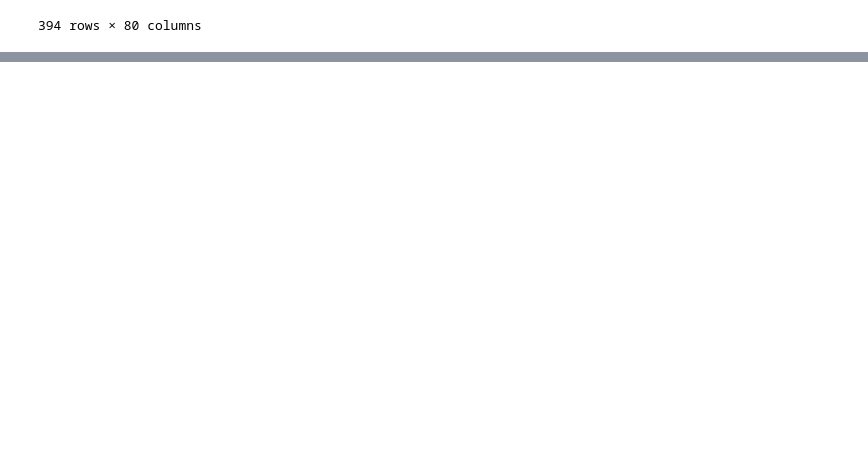
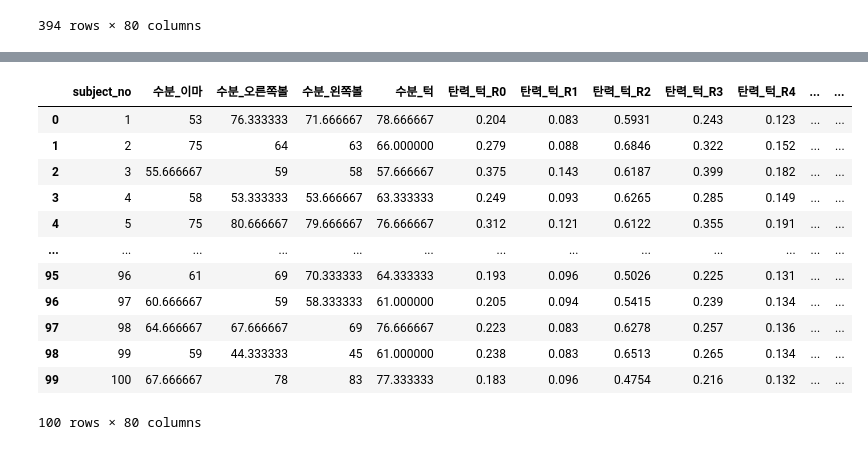
Before and after one commit to leejeongho3214/NIA, a Jupyter notebook: run.ipynb, the cells around one changed output, grey strips where cells are left out. Drawn from its saved outputs; the diff is of its cells as text; code cells hidden in the pictures; blank space fills up the shorter version.

```diff
--- a/run.ipynb
+++ b/run.ipynb
@@ -31,0 +45,18 @@ df[['주름_오른쪽눈가_Ra', '주름_오른쪽눈가_Rt', '주름_오른쪽
+# %%
+import pandas as pd
+df = pd.read_excel('측정데이터_0001~0100_rev1.xlsx')
+df
+# %% [output]
+|  | subject_no | 수분_이마 | 수분_오른쪽볼 | 수분_왼쪽볼 | 수분_턱 | 탄력_턱_R0 | 탄력_턱_R1 | 탄력_턱_R2 | 탄력_턱_R3 | 탄력_턱_R4 | ... | ... |
+| 0 | 1 | 53 | 76.333333 | 71.666667 | 78.666667 | 0.204 | 0.083 | 0.5931 | 0.243 | 0.123 | ... | ... |
+| 1 | 2 | 75 | 64 | 63 | 66.000000 | 0.279 | 0.088 | 0.6846 | 0.322 | 0.152 | ... | ... |
+| 2 | 3 | 55.666667 | 59 | 58 | 57.666667 | 0.375 | 0.143 | 0.6187 | 0.399 | 0.182 | ... | ... |
+| 3 | 4 | 58 | 53.333333 | 53.666667 | 63.333333 | 0.249 | 0.093 | 0.6265 | 0.285 | 0.149 | ... | ... |
+| 4 | 5 | 75 | 80.666667 | 79.666667 | 76.666667 | 0.312 | 0.121 | 0.6122 | 0.355 | 0.191 | ... | ... |
+| ... | ... | ... | ... | ... | ... | ... | ... | ... | ... | ... | ... | ... |
+| 95 | 96 | 61 | 69 | 70.333333 | 64.333333 | 0.193 | 0.096 | 0.5026 | 0.225 | 0.131 | ... | ... |
+| 96 | 97 | 60.666667 | 59 | 58.333333 | 61.000000 | 0.205 | 0.094 | 0.5415 | 0.239 | 0.134 | ... | ... |
+| 97 | 98 | 64.666667 | 67.666667 | 69 | 76.666667 | 0.223 | 0.083 | 0.6278 | 0.257 | 0.136 | ... | ... |
+| 98 | 99 | 59 | 44.333333 | 45 | 61.000000 | 0.238 | 0.083 | 0.6513 | 0.265 | 0.134 | ... | ... |
+| 99 | 100 | 67.666667 | 78 | 83 | 77.333333 | 0.183 | 0.096 | 0.4754 | 0.216 | 0.132 | ... | ... |
+100 rows × 80 columns
```
Also changed, not shown: parts of 4 cells of this notebook, 6 other files.
